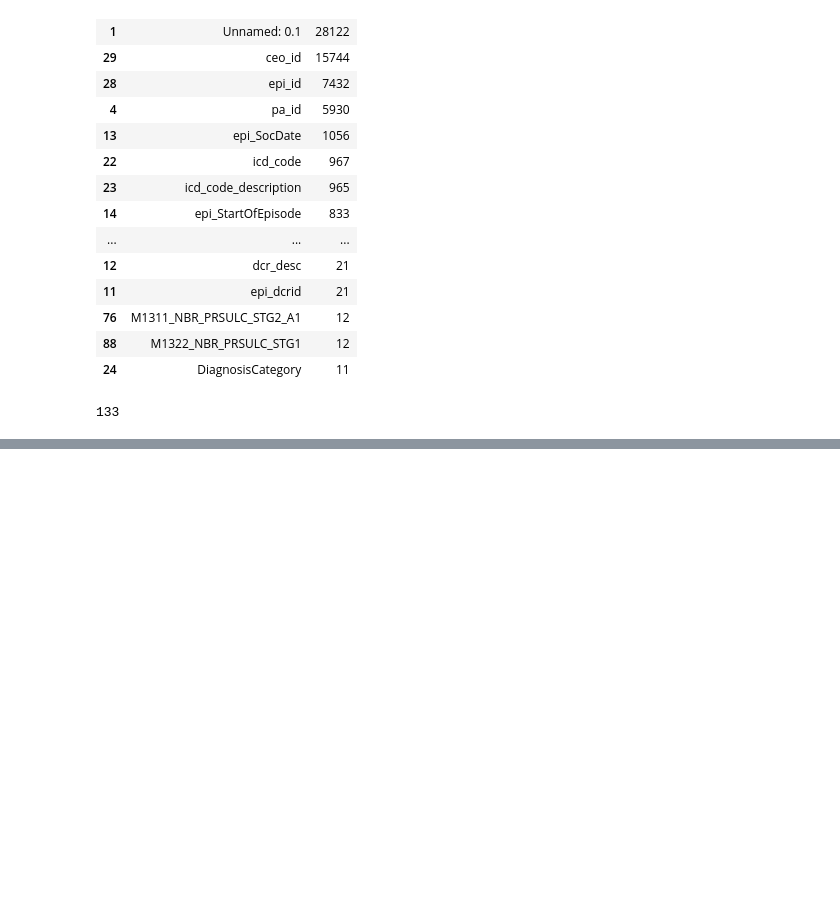
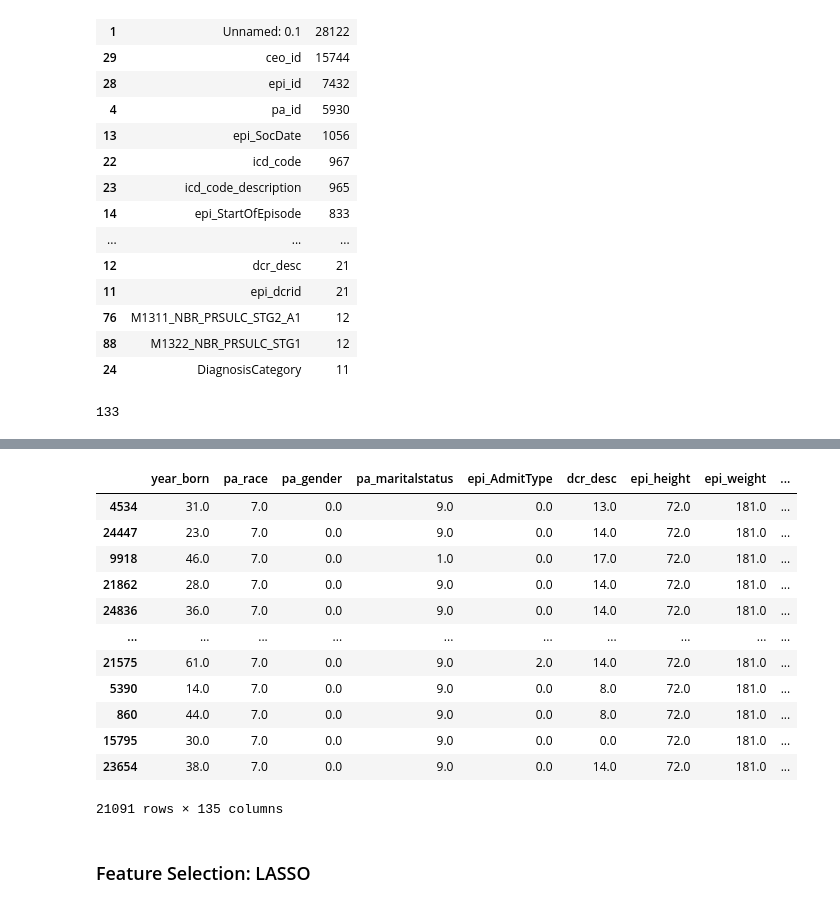
Before and after one commit to Prazhant/practicum, a Jupyter notebook: ConvertColumnsToCategorical.ipynb, the cells around one changed output, grey strips where cells are left out. Cells and saved outputs as stored; diff of their text form; code cells hidden in the pictures; blank space fills up the shorter version.

Commit message:
LASSO + feature selection

```diff
--- a/ConvertColumnsToCategorical.ipynb
+++ b/ConvertColumnsToCategorical.ipynb
@@ -64,0 +210,29 @@ dtype: int64
+# %%
+df2 = pd.DataFrame(xdf, columns=df.columns) # numpy to dataframe
+# %%
+X = df2.iloc[:,:-1]
+# %%
+y = df2.iloc[:,-1:]
+# %%
+X_train, X_test, y_train, y_test = train_test_split(X,
+                                                    y,
+                                                    test_size=0.25,
+                                                    random_state=42)
+# %%
+X_train
+# %% [output]
+|  | year_born | pa_race | pa_gender | pa_maritalstatus | epi_AdmitType | dcr_desc | epi_height | epi_weight | ... |
+| 4534 | 31.0 | 7.0 | 0.0 | 9.0 | 0.0 | 13.0 | 72.0 | 181.0 | ... |
+| 24447 | 23.0 | 7.0 | 0.0 | 9.0 | 0.0 | 14.0 | 72.0 | 181.0 | ... |
+| 9918 | 46.0 | 7.0 | 0.0 | 1.0 | 0.0 | 17.0 | 72.0 | 181.0 | ... |
+| 21862 | 28.0 | 7.0 | 0.0 | 9.0 | 0.0 | 14.0 | 72.0 | 181.0 | ... |
+| 24836 | 36.0 | 7.0 | 0.0 | 9.0 | 0.0 | 14.0 | 72.0 | 181.0 | ... |
+| ... | ... | ... | ... | ... | ... | ... | ... | ... | ... |
+| 21575 | 61.0 | 7.0 | 0.0 | 9.0 | 2.0 | 14.0 | 72.0 | 181.0 | ... |
+| 5390 | 14.0 | 7.0 | 0.0 | 9.0 | 0.0 | 8.0 | 72.0 | 181.0 | ... |
+| 860 | 44.0 | 7.0 | 0.0 | 9.0 | 0.0 | 8.0 | 72.0 | 181.0 | ... |
+| 15795 | 30.0 | 7.0 | 0.0 | 9.0 | 0.0 | 0.0 | 72.0 | 181.0 | ... |
+| 23654 | 38.0 | 7.0 | 0.0 | 9.0 | 0.0 | 14.0 | 72.0 | 181.0 | ... |
+21091 rows × 135 columns
+# %% [markdown]
+### Feature Selection: LASSO
```
Also changed, not shown: parts of 41 cells of this notebook.
